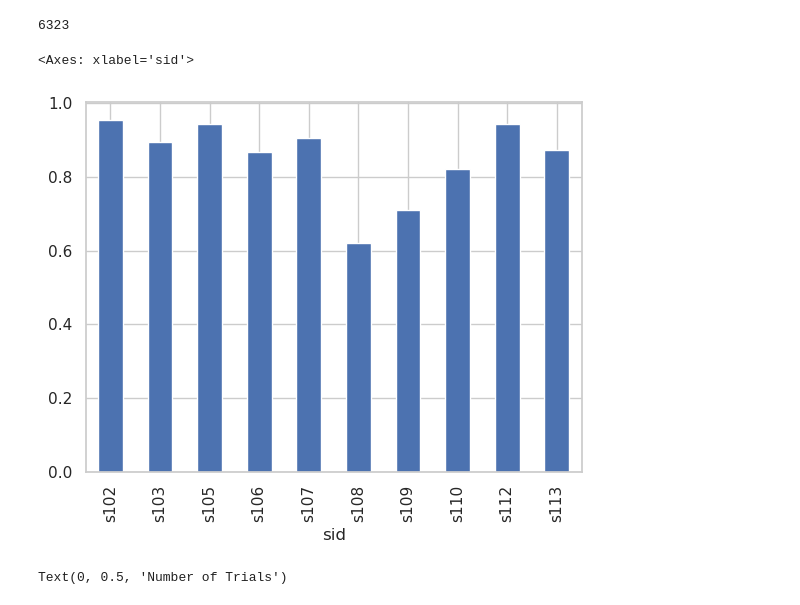
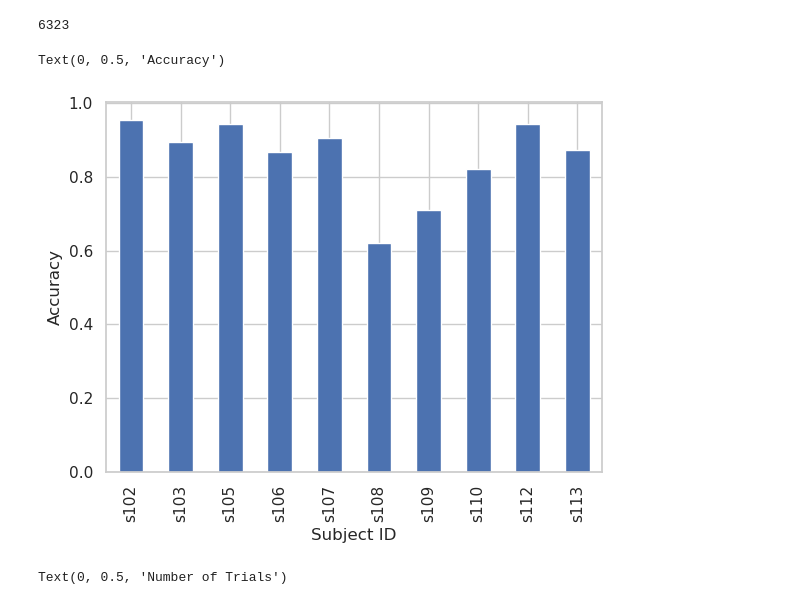
Before and after one commit to jennyqsun/evidence-chain, a Jupyter notebook: analysis/dataset_characteristics.ipynb, the cells around one changed output. Cells and saved outputs as stored; diff of their text form; code cells hidden in the pictures.

```diff
--- a/analysis/dataset_characteristics.ipynb
+++ b/analysis/dataset_characteristics.ipynb
@@ -118,9 +118,11 @@ df['acc'] = acc
 # %%
 result = df.groupby('sid')['acc'].mean()
 result.plot.bar(y = 'Accuracy')
+plt.xlabel("Subject ID")
+plt.ylabel("Accuracy")
 # %% [output]
-<Axes: xlabel='sid'>
+Text(0, 0.5, 'Accuracy')
-[figure, old version]
+[figure, new version]
 # %%
 nancount = np.isnan(binary_seq_all).sum(axis=1)
 nTrials = []
```
Also changed, not shown: parts of 2 cells of this notebook, 3 other files.
